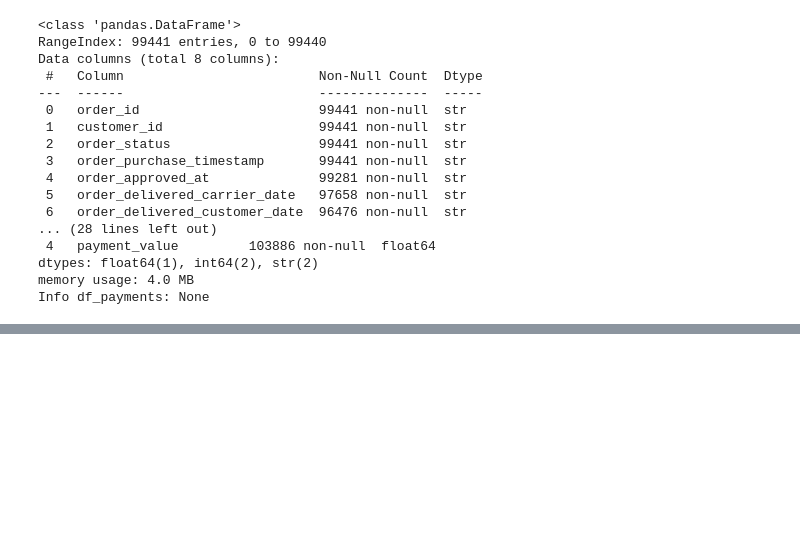
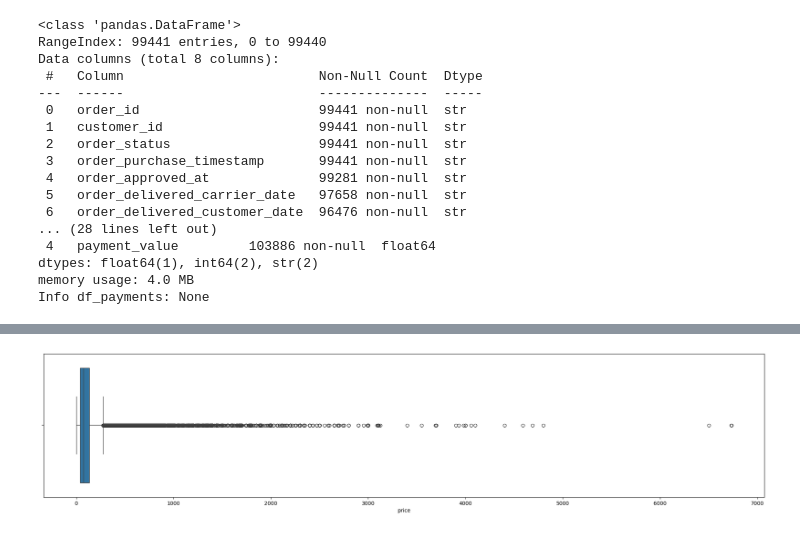
Before and after one commit to Dev-Russo/olist-analise, a Jupyter notebook: notebooks/01_eda_initial.ipynb, the cells around one changed output, grey strips where cells are left out. Drawn from its saved outputs; the diff is of its cells as text; code cells hidden in the pictures; blank space fills up the shorter version.

```diff
--- a/notebooks/01_eda_initial.ipynb
+++ b/notebooks/01_eda_initial.ipynb
@@ -65,0 +132,8 @@ Info df_payments: None
+# %%
+#Convertendo as strings de Order que deveriam estar em formato datetime
+orders_column = ["order_purchase_timestamp", "order_approved_at", "order_delivered_carrier_date", "order_delivered_customer_date", "order_estimated_delivery_date"]
+
+for column in orders_column:
+    df_orders[column] = pd.to_datetime(df_orders[column])
+
+df_itens["shipping_limit_date"] = pd.to_datetime(df_itens["shipping_limit_date"])
@@ -65,0 +215,6 @@ Info df_payments: None
+# %%
+plt.figure(figsize=(25,5))
+sns.boxplot(data=df_itens, x='price')
+plt.show()
+# %% [output]
+[figure, added]
```
Also changed, not shown: parts of 25 cells of this notebook.
